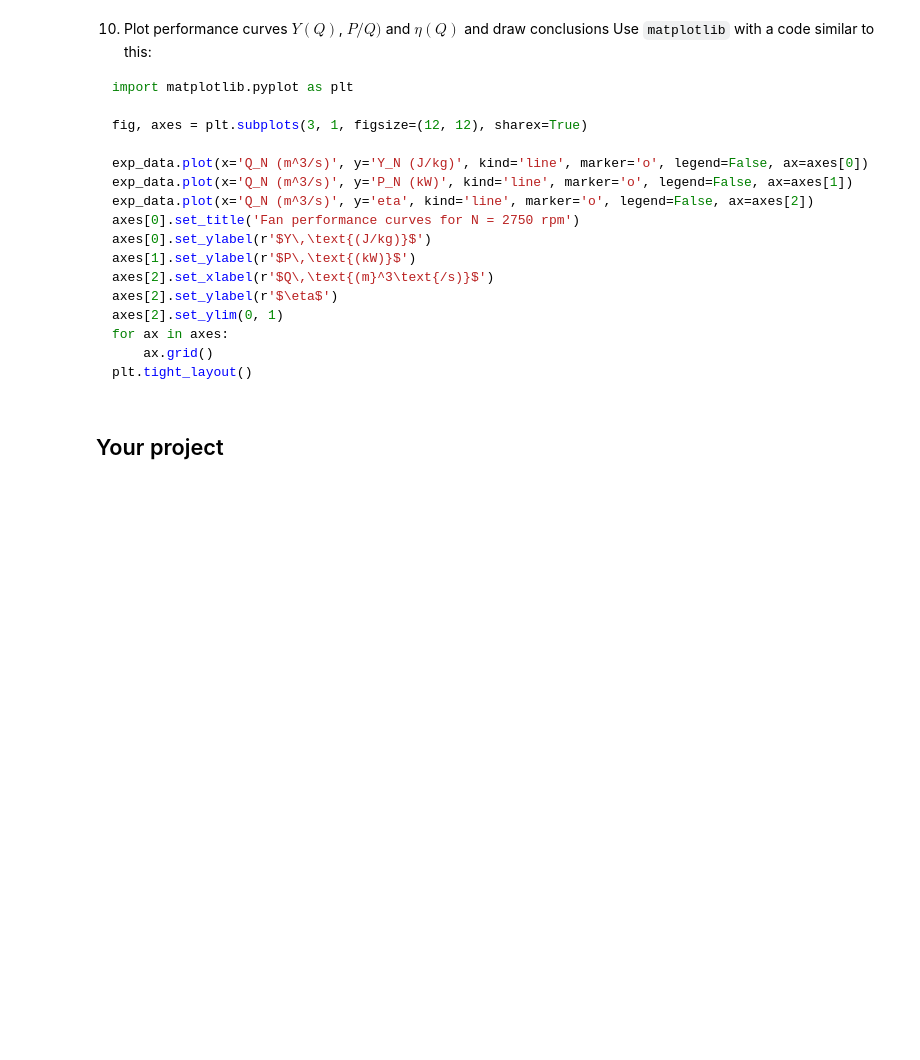
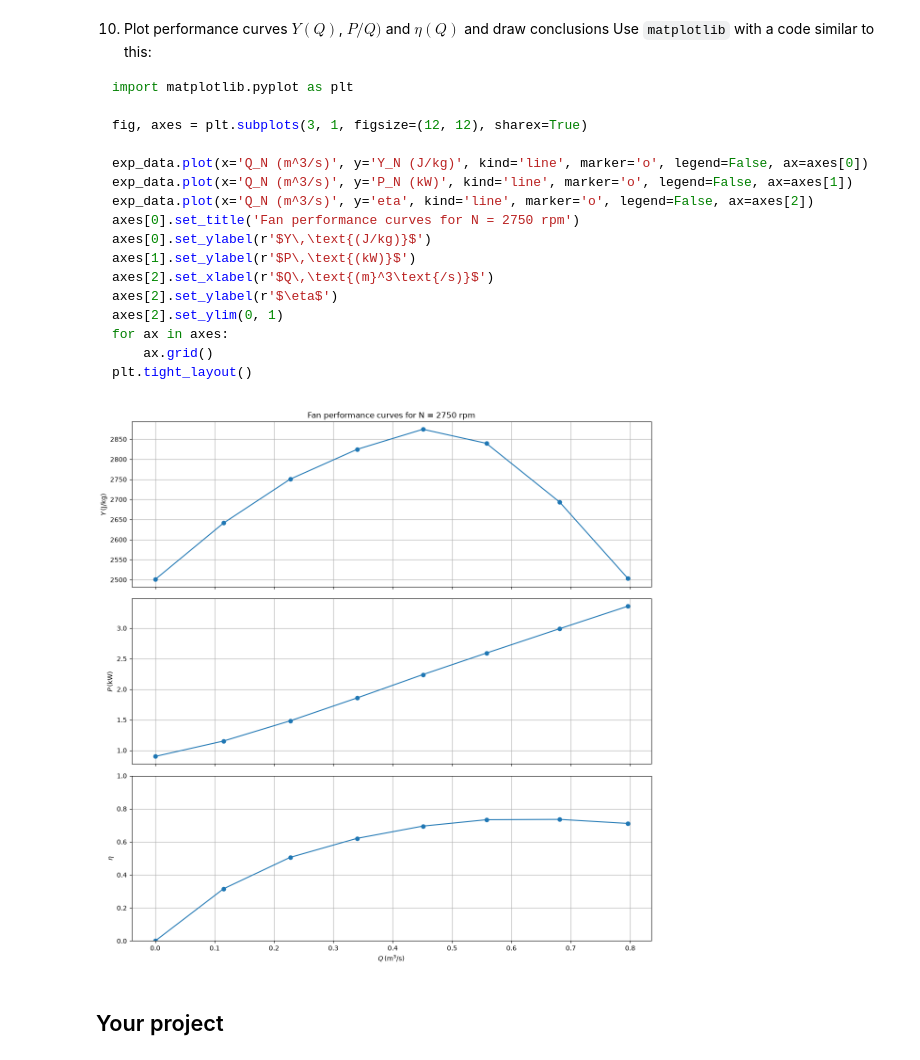
Before and after one commit to UPC-Carreta/AdvancedFluidDynamicDesign-AxialFan_Guillem, a Jupyter notebook: 3_Experimental/E1_measurement_of_magnitudes - Guillem.ipynb, the cells around one changed output. Cells and saved outputs as stored; diff of their text form; code cells hidden in the pictures; blank space fills up the shorter version.

````diff
--- a/3_Experimental/E1_measurement_of_magnitudes - Guillem.ipynb
+++ b/3_Experimental/E1_measurement_of_magnitudes - Guillem.ipynb
@@ -190,6 +431,34 @@ for ax in axes:
     ax.grid()
 plt.tight_layout()
 ```
+# %%
+import matplotlib.pyplot as plt
+
+# Ensure the DataFrame has the exact column names and kW units expected by the plot
+exp_data['Q_N (m^3/s)'] = exp_data['Q_0 (m^3/s)']
+exp_data['Y_N (J/kg)']  = exp_data['Y_0 (J/kg)']
+exp_data['P_N (kW)']    = exp_data['P_0 (W)'] / 1000.0  # Convert W to kW
+
+fig, axes = plt.subplots(3, 1, figsize=(12, 12), sharex=True)
+
+exp_data.plot(x='Q_N (m^3/s)', y='Y_N (J/kg)', kind='line', marker='o', legend=False, ax=axes[0])
+exp_data.plot(x='Q_N (m^3/s)', y='P_N (kW)', kind='line', marker='o', legend=False, ax=axes[1])
+exp_data.plot(x='Q_N (m^3/s)', y='eta', kind='line', marker='o', legend=False, ax=axes[2])
+
+axes[0].set_title('Fan performance curves for N = 2750 rpm')
+axes[0].set_ylabel(r'$Y\,\mathrm{(J/kg)}$')
+axes[1].set_ylabel(r'$P\,\mathrm{(kW)}$')
+axes[2].set_xlabel(r'$Q\,\mathrm{(m}^3\mathrm{/s)}$')
+axes[2].set_ylabel(r'$\eta$')
+axes[2].set_ylim(0, 1)
+
+for ax in axes:
+    ax.grid()
+
+plt.tight_layout()
+plt.show()
+# %% [output]
+[figure, added]
 # %% [markdown]
 ## Your project
 # %% [markdown]
````
Also changed, not shown: parts of 11 cells of this notebook, 3 other files.
